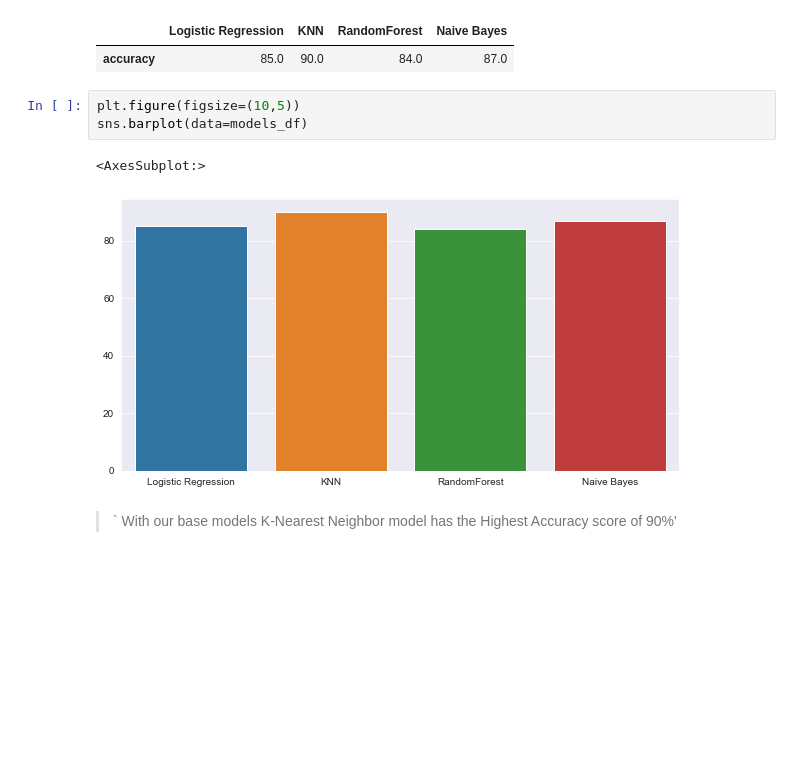
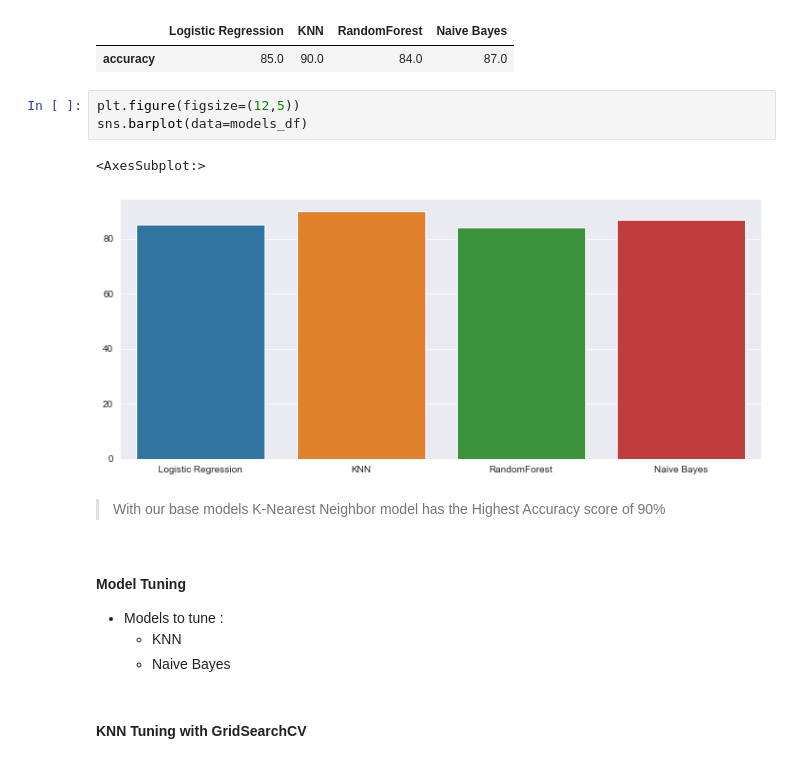
Before and after one commit to raiyan-aegon/My-Portfolio, a Jupyter notebook: Python/Machine Learning/Supervised Learning/Heart Disease/HeartDiseaseProject.ipynb, the cells around one changed output. Drawn from its saved outputs; the diff is of its cells as text; blank space fills up the shorter version.

Commit message:
Model Tuning

```diff
--- a/Python/Machine Learning/Supervised Learning/Heart Disease/HeartDiseaseProject.ipynb
+++ b/Python/Machine Learning/Supervised Learning/Heart Disease/HeartDiseaseProject.ipynb
@@ -460,10 +460,17 @@ models_df
 |  | Logistic Regression | KNN | RandomForest | Naive Bayes |
 | accuracy | 85.0 | 90.0 | 84.0 | 87.0 |
 # %%
-plt.figure(figsize=(10,5))
+plt.figure(figsize=(12,5))
 sns.barplot(data=models_df)
 # %% [output]
 <AxesSubplot:>
-[figure, old version]
+[figure, new version]
 # %% [markdown]
-> ` With our base models K-Nearest Neighbor model has the Highest Accuracy score of 90%'
+> With our base models K-Nearest Neighbor model has the Highest Accuracy score of 90%
+# %% [markdown]
+#### Model Tuning
+* Models to tune :
+    * KNN
+    * Naive Bayes
+# %% [markdown]
+#### KNN Tuning with GridSearchCV
```
Also changed, not shown: parts of 16 cells of this notebook.
